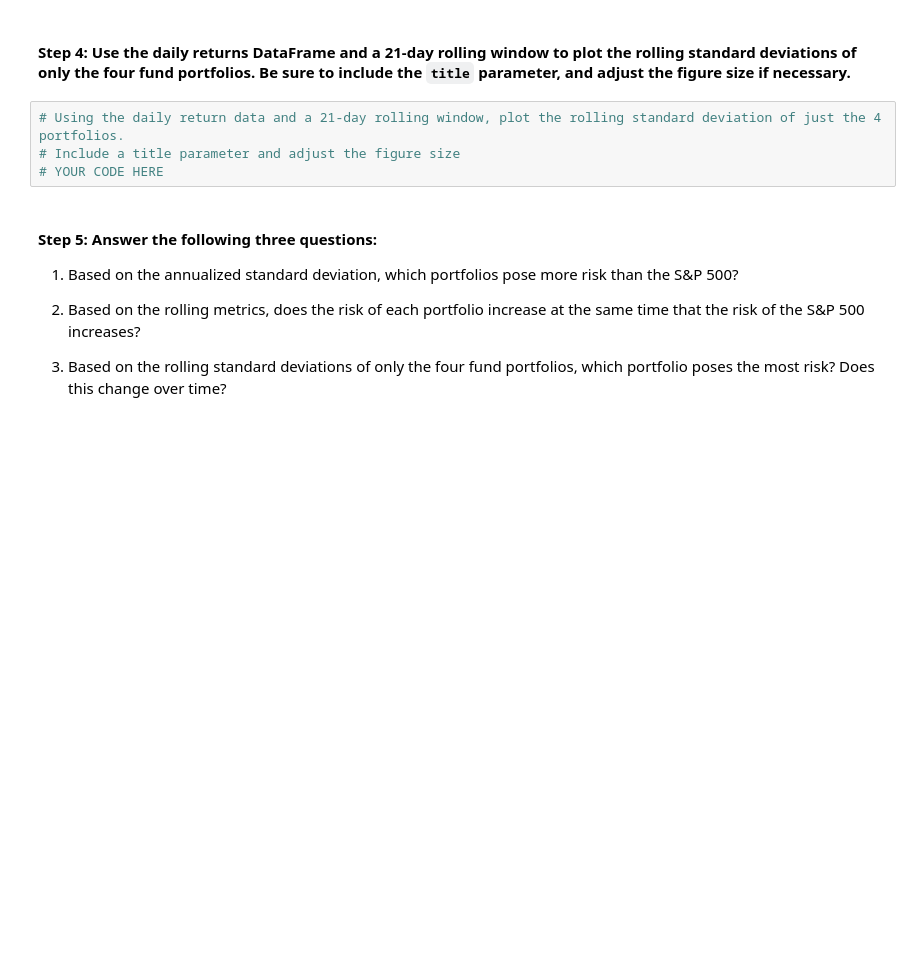
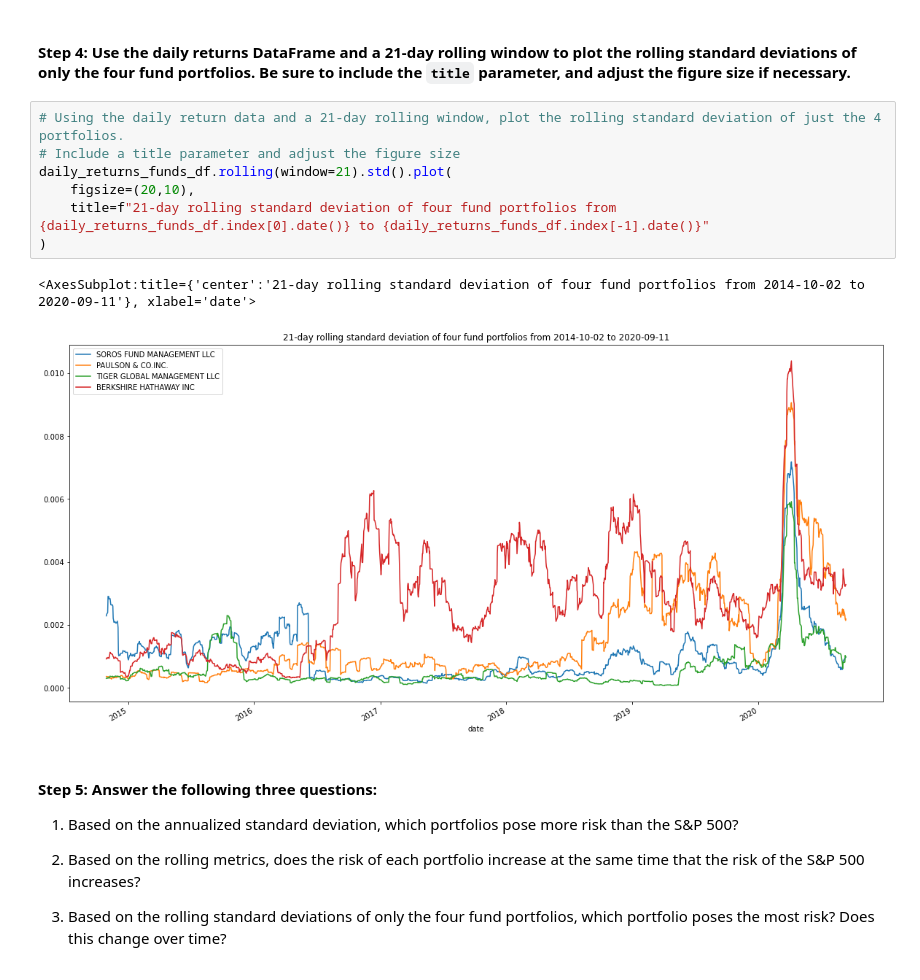
Before and after one commit to woodedlawn/module_4_challenge, a Jupyter notebook: risk_return_analysis.ipynb, the cells around one changed output. Cells and saved outputs as stored; diff of their text form; blank space fills up the shorter version.

```diff
--- a/risk_return_analysis.ipynb
+++ b/risk_return_analysis.ipynb
@@ -261,7 +284,13 @@ Evaluate the risk profile of each portfolio by using the standard deviation and
 # %%
 # Using the daily return data and a 21-day rolling window, plot the rolling standard deviation of just the 4 portfolios.
 # Include a title parameter and adjust the figure size
-# YOUR CODE HERE
+daily_returns_funds_df.rolling(window=21).std().plot(
+    figsize=(20,10),
+    title=f"21-day rolling standard deviation of four fund portfolios from {daily_returns_funds_df.index[0].date()} to {daily_returns_funds_df.index[-1].date()}"
+)
+# %% [output]
+<AxesSubplot:title={'center':'21-day rolling standard deviation of four fund portfolios from 2014-10-02 to 2020-09-11'}, xlabel='date'>
+[figure, added]
 # %% [markdown]
 #### Step 5: Answer the following three questions:
 
```
Also changed, not shown: parts of 7 cells of this notebook.
